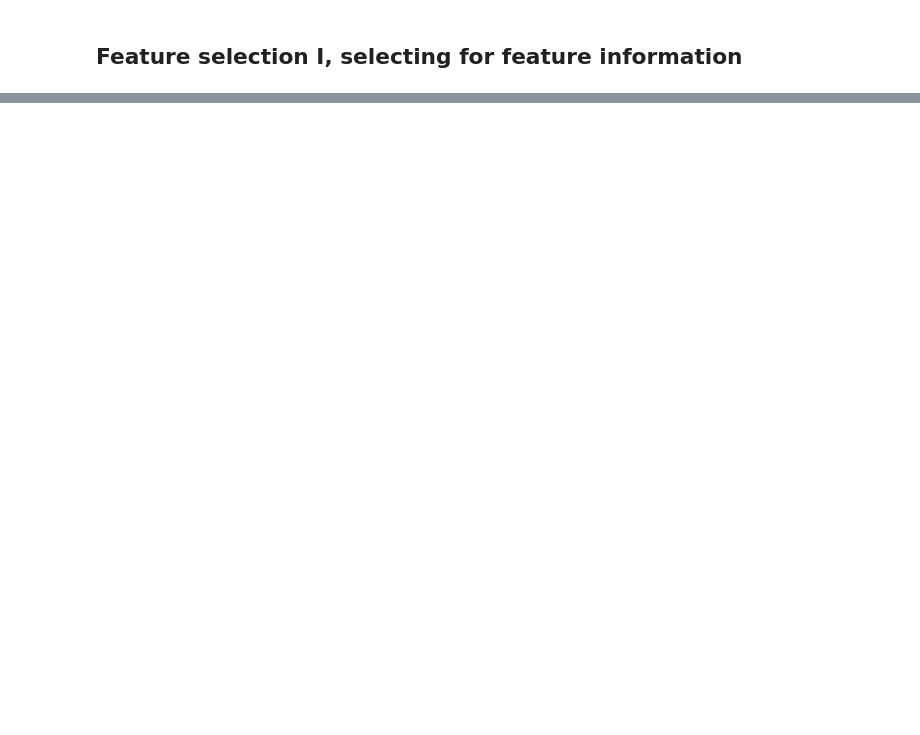
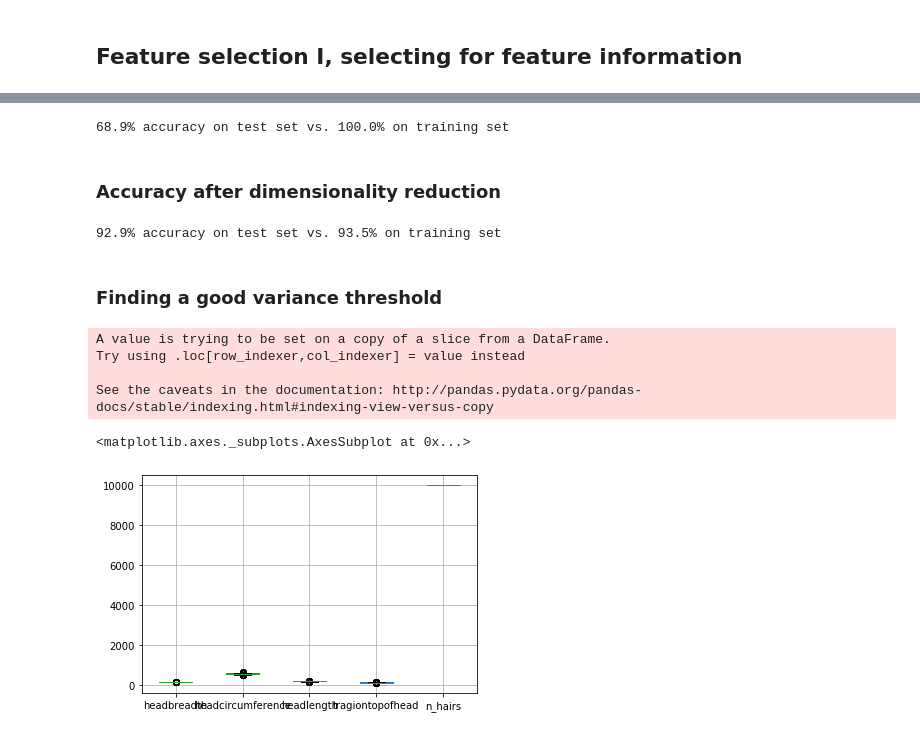
Before and after one commit to iDataist/Dimensionality-Reduction-in-Python, a Jupyter notebook: Dimensionality_Reduction_in_Python.ipynb, the cells around one changed output, grey strips where cells are left out. Cells and saved outputs as stored; diff of their text form; code cells hidden in the pictures; blank space fills up the shorter version.

```diff
--- a/Dimensionality_Reduction_in_Python.ipynb
+++ b/Dimensionality_Reduction_in_Python.ipynb
@@ -141,0 +144,12 @@ sns.scatterplot(x="x", y="y", hue='Gender', data=df)
+# %%
+ansur_df = ansur_df[['Gender', 'abdominalextensiondepthsitting', 'acromialheight', 'acromionradialelength', 'anklecircumference', 'axillaheight', 'balloffootcircumference', 'balloffootlength', 'biacromialbreadth',
+       'bicepscircumferenceflexed', 'bicristalbreadth', 'bideltoidbreadth', 'bimalleolarbreadth', 'bitragionchinarc', 'bitragionsubmandibulararc', 'bizygomaticbreadth', 'buttockcircumference',
+       'buttockdepth', 'buttockheight', 'buttockkneelength', 'buttockpopliteallength', 'calfcircumference', 'cervicaleheight', 'chestbreadth', 'chestcircumference', 'chestdepth', 'chestheight',
+       'crotchheight', 'crotchlengthomphalion', 'crotchlengthposterioromphalion', 'earbreadth', 'earlength', 'earprotrusion', 'elbowrestheight', 'eyeheightsitting', 'footbreadthhorizontal',
+       'footlength', 'forearmcenterofgriplength', 'forearmcircumferenceflexed', 'forearmforearmbreadth', 'forearmhandlength', 'functionalleglength', 'handbreadth', 'handcircumference', 'handlength',
+       'headbreadth', 'headcircumference', 'headlength', 'heelanklecircumference', 'heelbreadth', 'hipbreadth', 'hipbreadthsitting', 'iliocristaleheight', 'interpupillarybreadth', 'interscyei',
+       'interscyeii', 'kneeheightmidpatella', 'kneeheightsitting', 'lateralfemoralepicondyleheight', 'lateralmalleolusheight', 'lowerthighcircumference', 'mentonsellionlength', 'neckcircumference',
+       'neckcircumferencebase', 'overheadfingertipreachsitting', 'palmlength', 'poplitealheight', 'radialestylionlength', 'shouldercircumference', 'shoulderelbowlength', 'shoulderlength',
+       'sittingheight', 'sleevelengthspinewrist', 'sleeveoutseam', 'span', 'suprasternaleheight', 'tenthribheight', 'thighcircumference', 'thighclearance', 'thumbtipreach', 'tibialheight',
+       'tragiontopofhead', 'trochanterionheight', 'verticaltrunkcircumferenceusa', 'waistbacklength', 'waistbreadth', 'waistcircumference', 'waistdepth', 'waistfrontlengthsitting',
+       'waistheightomphalion', 'wristcircumference', 'wristheight']]
@@ -141,0 +174,52 @@ sns.scatterplot(x="x", y="y", hue='Gender', data=df)
+# %%
+# Import SVC from sklearn.svm and accuracy_score from sklearn.metrics
+from sklearn.svm import SVC
+from sklearn.metrics import accuracy_score
+
+# Create an instance of the Support Vector Classification class
+svc = SVC(gamma = 'auto')
+
+# Fit the model to the training data
+svc.fit(X_train, y_train)
+
+# Calculate accuracy scores on both train and test data
+accuracy_train = accuracy_score(y_train, svc.predict(X_train))
+accuracy_test = accuracy_score(y_test, svc.predict(X_test))
+
+print("{0:.1%} accuracy on test set vs. {1:.1%} on training set".format(accuracy_test, accuracy_train))
+# %% [output]
+68.9% accuracy on test set vs. 100.0% on training set
+# %% [markdown]
+### Accuracy after dimensionality reduction
+# %%
+# Assign just the 'neckcircumferencebase' column from ansur_df to X
+X = ansur_df[['neckcircumferencebase']]
+
+# Split the data, instantiate a classifier and fit the data
+X_train, X_test, y_train, y_test = train_test_split(X, y, test_size=0.3)
+svc = SVC(gamma = 'auto')
+svc.fit(X_train, y_train)
+
+# Calculate accuracy scores on both train and test data
+accuracy_train = accuracy_score(y_train, svc.predict(X_train))
+accuracy_test = accuracy_score(y_test, svc.predict(X_test))
+
+print("{0:.1%} accuracy on test set vs. {1:.1%} on training set".format(accuracy_test, accuracy_train))
+# %% [output]
+92.9% accuracy on test set vs. 93.5% on training set
+# %% [markdown]
+### Finding a good variance threshold
+# %%
+head_df = ansur_df[['headbreadth', 'headcircumference', 'headlength', 'tragiontopofhead']]
+head_df['n_hairs'] = 10000
+# %% [output]
+A value is trying to be set on a copy of a slice from a DataFrame.
+Try using .loc[row_indexer,col_indexer] = value instead
+
+See the caveats in the documentation: http://pandas.pydata.org/pandas-docs/stable/indexing.html#indexing-view-versus-copy
+# %%
+# Create the boxplot
+head_df.boxplot()
+# %% [output]
+<matplotlib.axes._subplots.AxesSubplot at 0x...>
+[figure, added]
```
Also changed, not shown: parts of 87 cells of this notebook.
